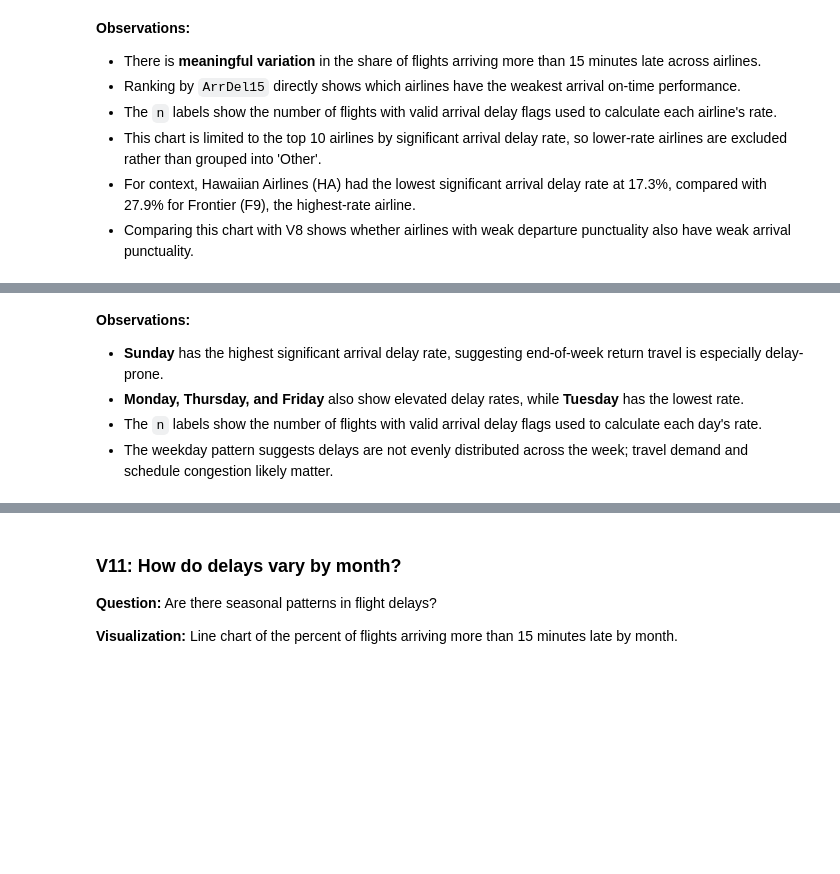
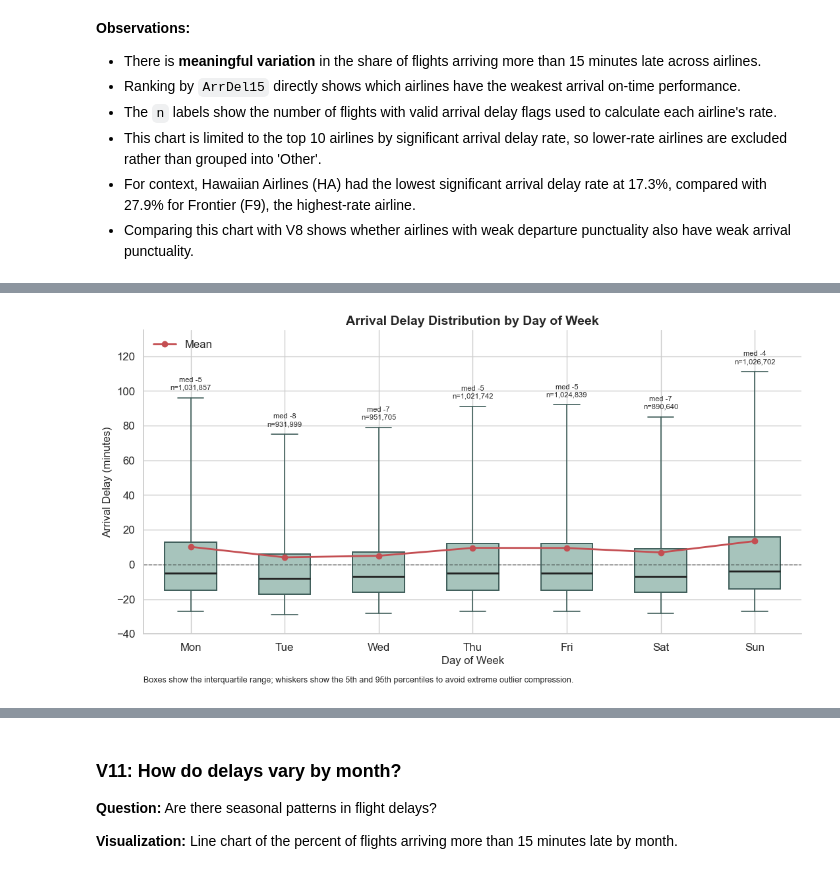
Before and after one commit to luisjfeliu/data-analysis-flight-delays-visuals, a Jupyter notebook: Part_I_exploration.ipynb, the cells around one changed output, grey strips where cells are left out. Drawn from its saved outputs; the diff is of its cells as text; code cells hidden in the pictures; blank space fills up the shorter version.

```diff
--- a/Part_I_exploration.ipynb
+++ b/Part_I_exploration.ipynb
@@ -690,6 +654,72 @@ plt.tight_layout()
-# %% [markdown]
-**Observations:**
-- **Sunday** has the highest significant arrival delay rate, suggesting end-of-week return travel is especially delay-prone.
-- **Monday, Thursday, and Friday** also show elevated delay rates, while **Tuesday** has the lowest rate.
-- The `n` labels show the number of flights with valid arrival delay flags used to calculate each day's rate.
-- The weekday pattern suggests delays are not evenly distributed across the week; travel demand and schedule congestion likely matter.
+# %%
+day_names = {1: 'Mon', 2: 'Tue', 3: 'Wed', 4: 'Thu', 5: 'Fri', 6: 'Sat', 7: 'Sun'}
+day_order = ['Mon', 'Tue', 'Wed', 'Thu', 'Fri', 'Sat', 'Sun']
+df_active['DayName'] = df_active['DayOfWeek'].map(day_names)
+
+day_delay_stats = (
+    df_active.groupby('DayName')['ArrDelay']
+    .agg(
+        median='median',
+        q1=lambda values: values.quantile(0.25),
+        q3=lambda values: values.quantile(0.75),
+        p05=lambda values: values.quantile(0.05),
+        p95=lambda values: values.quantile(0.95),
+        mean='mean',
+        flights='count'
+    )
+    .reindex(day_order)
+)
+
+box_stats = [
+    {
+        'label': day,
+        'med': row['median'],
+        'q1': row['q1'],
+        'q3': row['q3'],
+        'whislo': row['p05'],
+        'whishi': row['p95'],
+        'fliers': []
+    }
+    for day, row in day_delay_stats.iterrows()
+]
+
+fig, ax = plt.subplots(figsize=(11, 6))
+box = ax.bxp(box_stats, showfliers=False, patch_artist=True, widths=0.55)
+for patch in box['boxes']:
+    patch.set(facecolor='#A7C4BC', edgecolor='#3F5E5A', linewidth=1.4)
+for median_line in box['medians']:
+    median_line.set(color='#222222', linewidth=2)
+for whisker in box['whiskers']:
+    whisker.set(color='#3F5E5A', linewidth=1.2)
+for cap in box['caps']:
+    cap.set(color='#3F5E5A', linewidth=1.2)
+
+x = np.arange(1, len(day_order) + 1)
+ax.plot(x, day_delay_stats['mean'], color='#C44E52', marker='o', linewidth=2, label='Mean')
+ax.axhline(0, color='#222222', linestyle='--', linewidth=1, alpha=0.7)
+
+for x_pos, row in zip(x, day_delay_stats.itertuples()):
+    ax.text(
+        x_pos,
+        row.p95 + 4,
+        f"med {row.median:.0f}\nn={row.flights:,.0f}",
+        ha='center',
+        va='bottom',
+        fontsize=8
+    )
+
+ax.set_title('Arrival Delay Distribution by Day of Week', fontsize=14, fontweight='bold')
+ax.set_xlabel('Day of Week', fontsize=12)
+ax.set_ylabel('Arrival Delay (minutes)', fontsize=12)
+ax.set_ylim(-40, day_delay_stats['p95'].max() + 24)
+ax.legend(frameon=False, loc='upper left')
+ax.text(
+    0,
+    -0.16,
+    'Boxes show the interquartile range; whiskers show the 5th and 95th percentiles to avoid extreme outlier compression.',
+    transform=ax.transAxes,
+    fontsize=9
+)
+plt.tight_layout()
+# %% [output]
+[figure, added]
```
Also changed, not shown: parts of 18 cells of this notebook, 2 other files.
